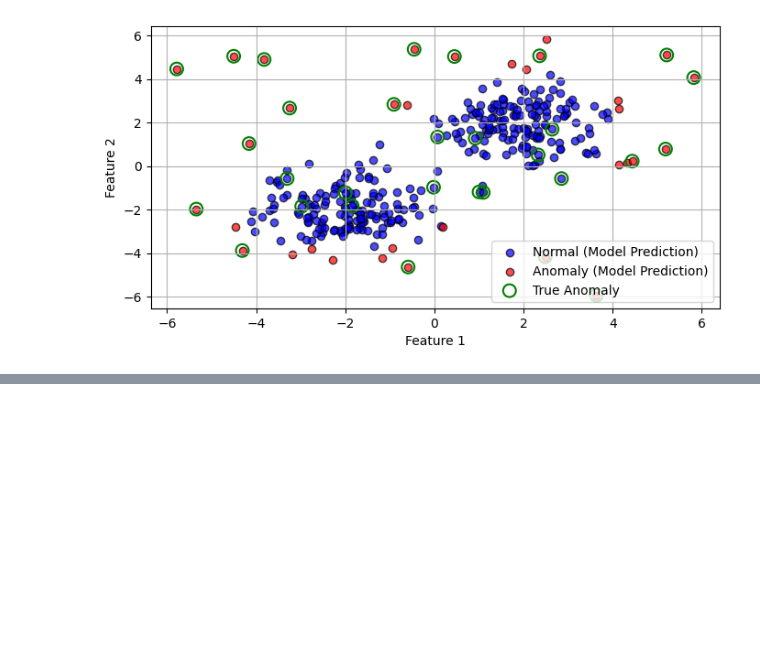
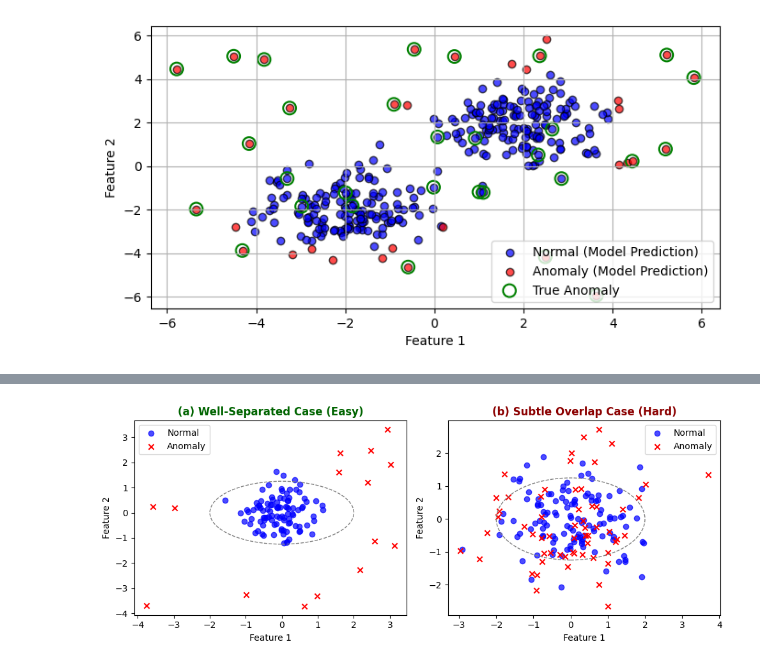
Before and after one commit to saritmaitra/Anomaly-Detection-An-Unresolved-Challenge, a Jupyter notebook: Anomaly_Chapter_1 & Chaper_2.ipynb, the cells around one changed output, grey strips where cells are left out. Cells and saved outputs as stored; diff of their text form; code cells hidden in the pictures; blank space fills up the shorter version.

```diff
--- a/Anomaly_Chapter_1 & Chaper_2.ipynb
+++ b/Anomaly_Chapter_1 & Chaper_2.ipynb
@@ -181,0 +186,59 @@ plt.show()
+# %%
+np.random.seed(42)
+
+def generate_easy_case():
+    normal = np.random.randn(100, 2) * 0.6
+
+    # Anomalies far away
+    anomaly = np.random.uniform(low=-4, high=4, size=(20, 2))
+    anomaly = anomaly[np.linalg.norm(anomaly, axis=1) > 2]
+
+    return normal, anomaly
+
+
+def generate_hard_case():
+    normal = np.random.randn(120, 2) * 0.9
+    # Overlapping anomalies
+    anomaly = np.random.randn(60, 2) * 1.2
+    return normal, anomaly
+
+def plot_case(ax, normal, anomaly, title, description, color):
+    ax.scatter(normal[:, 0], normal[:, 1], c='blue', label='Normal', alpha=0.7)
+    ax.scatter(anomaly[:, 0], anomaly[:, 1], c='red', marker='x', label='Anomaly')
+
+    ellipse = Ellipse((0, 0), width=4, height=2.5,
+                      edgecolor='gray', facecolor='none',
+                      linestyle='--')
+    ax.add_patch(ellipse)
+
+    ax.set_title(title, color=color, fontsize=12, fontweight='bold')
+    ax.set_xlabel("Feature 1")
+    ax.set_ylabel("Feature 2")
+    ax.legend()
+    ax.text(0, -3.5, description,
+            ha='center', fontsize=10, wrap=True)
+
+fig, axes = plt.subplots(1, 2, figsize=(10, 4))
+
+normal_easy, anomaly_easy = generate_easy_case()
+plot_case(
+    axes[0],
+    normal_easy,
+    anomaly_easy,
+    "(a) Well-Separated Case (Easy)",
+    "",
+    'darkgreen')
+
+normal_hard, anomaly_hard = generate_hard_case()
+plot_case(
+    axes[1],
+    normal_hard,
+    anomaly_hard,
+    "(b) Subtle Overlap Case (Hard)",
+    "",
+    'darkred')
+
+plt.tight_layout()
+plt.show()
+# %% [output]
+[figure, added]
```
Also changed, not shown: parts of 4 cells of this notebook.
